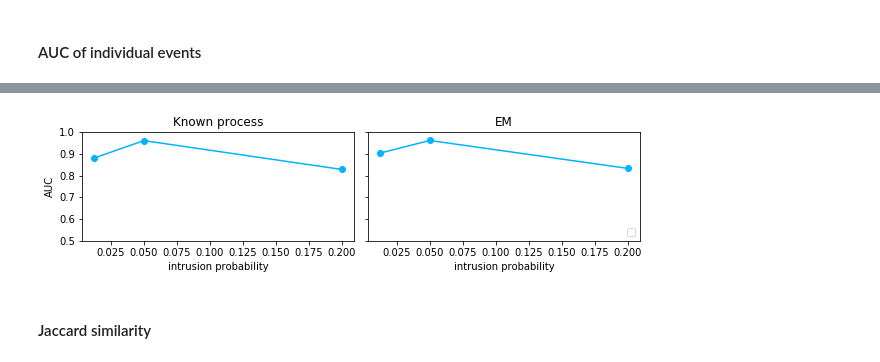
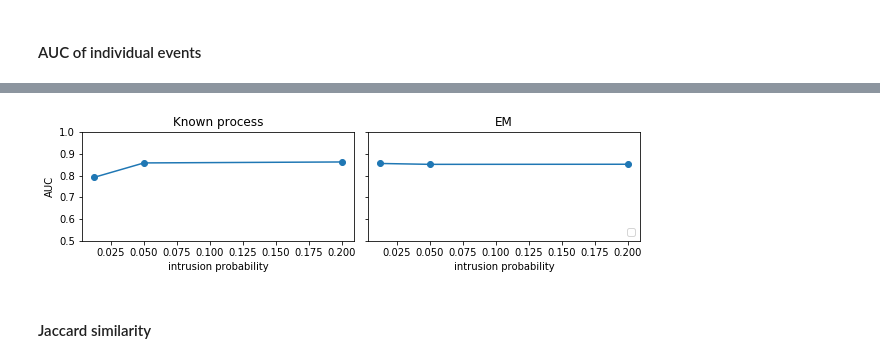
Before and after one commit to dtolpin/irp-case-studies, a Jupyter notebook: notebooks/experiments.ipynb, the cells around one changed output, grey strips where cells are left out. Saved outputs shown, nothing was run; the diff lists cells and outputs as text; code cells hidden in the pictures.

```diff
--- a/notebooks/experiments.ipynb
+++ b/notebooks/experiments.ipynb
@@ -128,18 +128,18 @@ OK
 
 We can generate a data set using the generative model now. The data consists of tensors `T`, `S`, and `Z` containing intervals, samples and labels for the samples, correspondingly. We generate datasets for `p = 0.5` and `p = 0.995` of intrusion per trace. Both datasets are balanced.
 # %%
-NSAMPLES = 100 # 1000
+NSAMPLES = 1000
 FA = 4.
 FSCALE = 1.
 GSCALE = 1.
 ISCALE = 2.
 N = 20
-ps = [0.0125, 0.05, 0.2] # [0.0125, 0.025, 0.05, 0.1, 0.2]
+ps = [0.0125, 0.025, 0.05, 0.1, 0.2]
 
 def sfname(t, p):
     return format("../data/x-{}-synthetic-p={}.npy".format(t, p))
 # %%
-GENERATE = True # Change to True to regenerate the data set
+GENERATE = False # Change to True to regenerate the data set
 if GENERATE:
     print("p")
     for p in ps:
@@ -178,7 +180,7 @@ p
 For analysis, we re-load the dataset. The dataset is a list of records, one record for each `p`.
 # %%
 DATASETS = []
-SUBSIZE = 20
+SUBSIZE = None
 for p in ps:
         T = numpy.load(sfname("t", p))
         S = numpy.load(sfname("s", p))
@@ -357,7 +377,7 @@ for sp in [spnoem, spem]:
     sp.axhline(y=0.5, color='black', lw=1, ls='dashed')
 for (em, sp) in [(False, spnoem), (True, spem)]:
     ys = numpy.array([pcurves[em][p] for p in ps])
-    sp.plot(xs, ys, marker='o', color=[x for x in (0, 0.7, 1)])
+    sp.plot(xs, ys, marker='o')
 handles, labels = spem.get_legend_handles_labels()
 spem.legend(handles, labels)
 f_s_pauc.savefig("../figures/synthetic-auc-per-log.pdf")
@@ -401,23 +421,23 @@ True    0.2000  0.8332
 # %%
 xs = ps
 f_s_mauc, (spnoem, spem) = plt.subplots(1, 2, sharey=True)
 f_s_mauc.subplots_adjust(wspace=0.05)
 f_s_mauc.set_figwidth(10)
 f_s_mauc.set_figheight(2)
 spnoem.set_title("Known process")
 spem.set_title("EM")
 spnoem.set_ylabel("AUC")
 for sp in [spnoem, spem]:
     sp.set_xlabel("intrusion probability")
     sp.set_ylim(0.5, 1)
 for (em, sp) in [(False, spnoem), (True, spem)]:
     ys = numpy.array([lcurves[em][p] for p in ps])
-    sp.plot(xs, ys, marker='o', color=[x for x in (0, 0.7, 1)])
+    sp.plot(xs, ys, marker='o')
 handles, labels = spem.get_legend_handles_labels()
 spem.legend(handles, labels, loc='lower right')
 f_s_mauc.savefig("../figures/synthetic-auc-per-event.pdf")
 # %% [output]
-[figure, old version]
+[figure, new version]
 # %% [markdown]
 #### Jaccard similarity
 # %%
```
Also changed, not shown: parts of 13 cells of this notebook, 14 other files.
